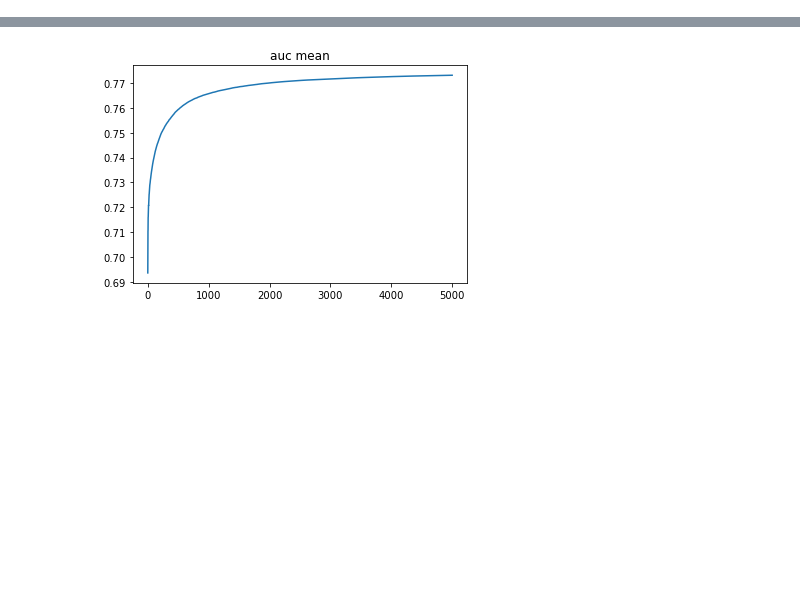
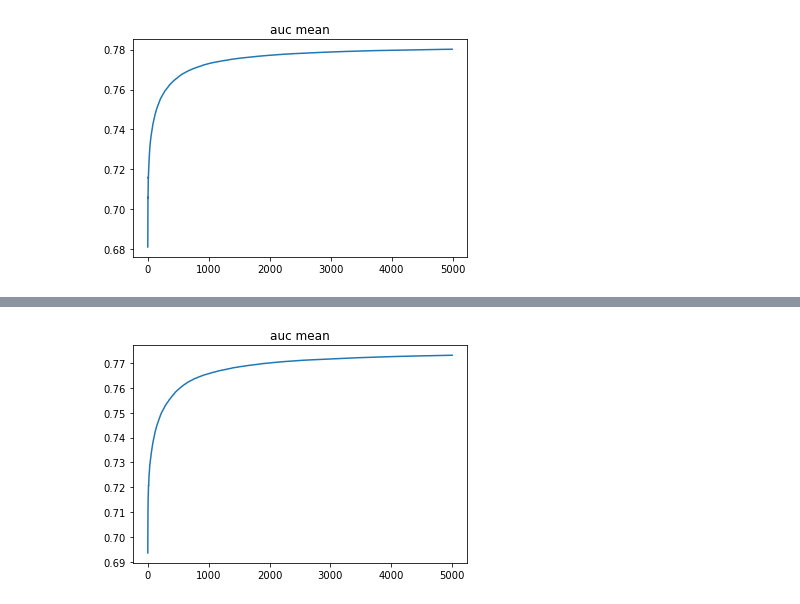
Before and after one commit to tdenimal/riid_kaggle, a Jupyter notebook: notebooks/playground.ipynb, the cells around one changed output, grey strips where cells are left out. Cells and saved outputs as stored; diff of their text form; code cells hidden in the pictures; blank space fills up the shorter version.

```diff
--- a/notebooks/playground.ipynb
+++ b/notebooks/playground.ipynb
@@ -118,7 +118,7 @@ for it,y in enumerate(range(0,78,4)):
                         num_boost_round=5000,
                         early_stopping_rounds=100,
                         return_cvbooster=True,
-                        booster=lgb.Booster(model_file="model_"+str(it-1)+".bin"))
+                        init_model=lgb.Booster(model_file="model_"+str(it-1)+".bin"))
 
     with open('auc_mean_'+str(it)+'.json', 'w') as f:
         f.write(json.dumps(model_cv["auc-mean"]))
@@ -149,3 +149,12 @@ NameError: name 'json' is not defined
 # X = X[['answered_correctly_user', 'answered_correctly_content', 'sum','bundle_id','part','prior_question_elapsed_time','prior_question_had_explanation_enc','tags1','tags2','tags3']]
 
 # X.fillna(0.5,  inplace=True)
+# %%
+with open('auc_mean_0.json', 'r') as f:
+     model_cv_mean = json.loads(f.read())
+
+plt.title("auc mean")
+plt.plot(model_cv_mean)
+plt.show()
+# %% [output]
+[figure, added]
```
Also changed, not shown: parts of 7 cells of this notebook.
